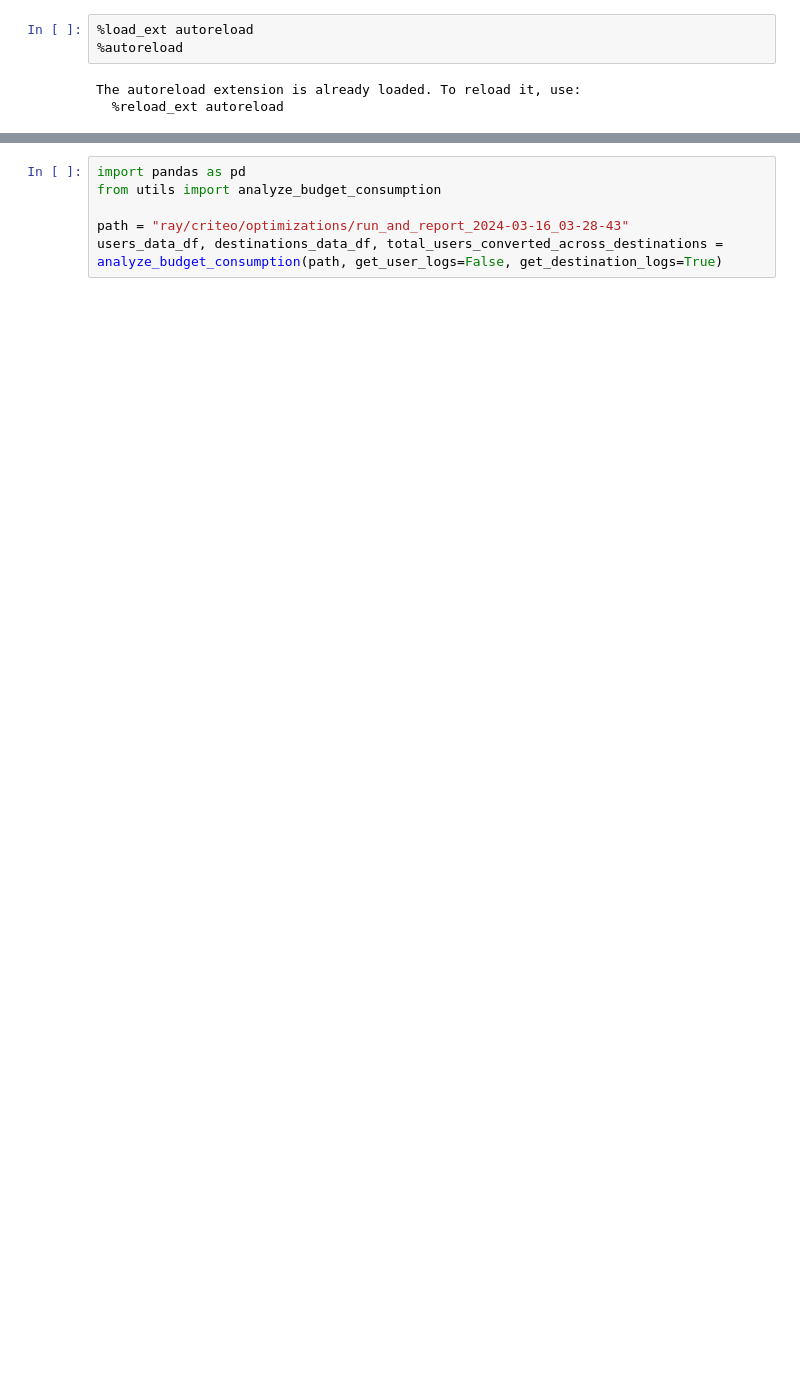
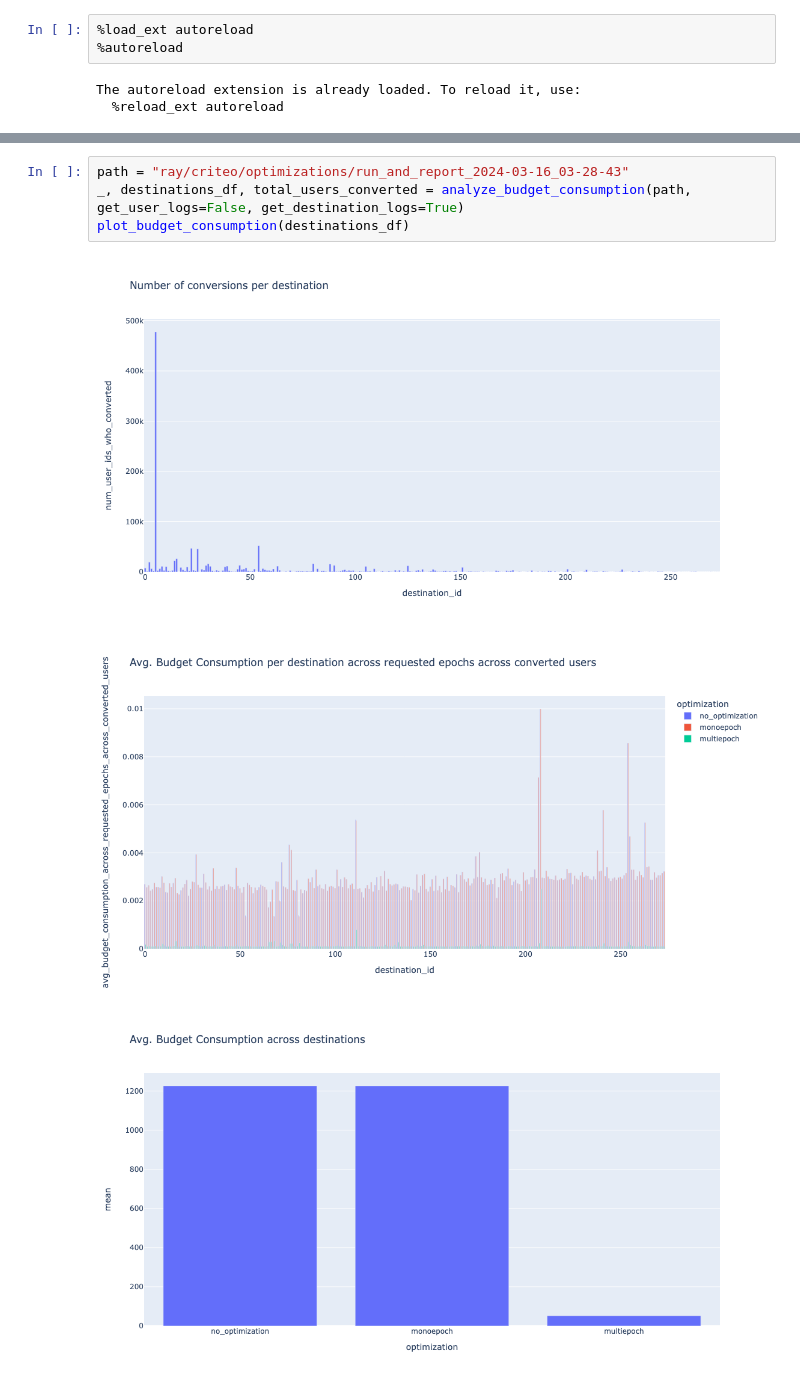
Before and after one commit to columbia/cookiemonster, a Jupyter notebook: systemx/notebooks/analysis.ipynb, the cells around one changed output, grey strips where cells are left out. Cells and saved outputs as stored; diff of their text form; blank space fills up the shorter version.

```diff
--- a/systemx/notebooks/analysis.ipynb
+++ b/systemx/notebooks/analysis.ipynb
@@ -7,7 +10,8 @@ The autoreload extension is already loaded. To reload it, use:
 # %%
-import pandas as pd
-from utils import analyze_budget_consumption
-
 path = "ray/criteo/optimizations/run_and_report_2024-03-16_03-28-43"
-users_data_df, destinations_data_df, total_users_converted_across_destinations = analyze_budget_consumption(path, get_user_logs=False, get_destination_logs=True)
+_, destinations_df, total_users_converted = analyze_budget_consumption(path, get_user_logs=False, get_destination_logs=True)
+plot_budget_consumption(destinations_df)
 # %% [output]
+[figure, added]
+[figure, added]
+[figure, added]
```
Also changed, not shown: parts of 10 cells of this notebook, 4 other files.
